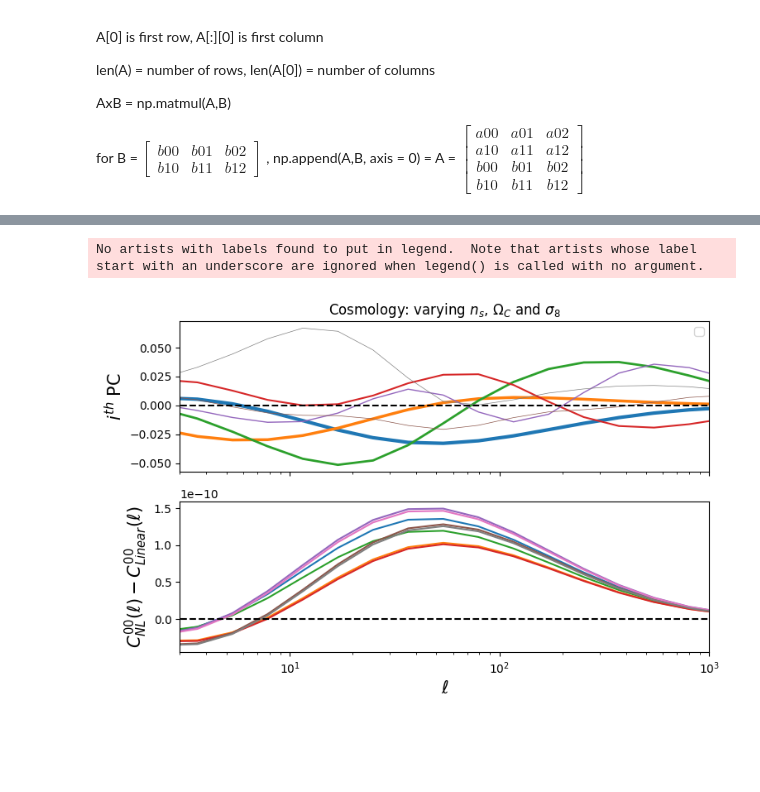
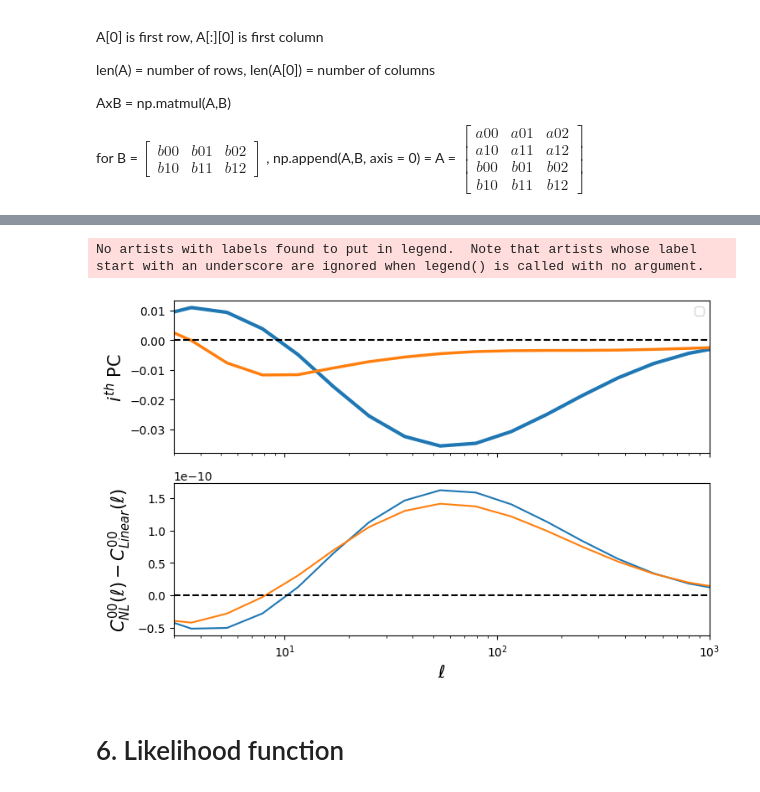
Before and after one commit to CarolaZano/PCA_project, a Jupyter notebook: Likelihood_funct.ipynb, the cells around one changed output, grey strips where cells are left out. Drawn from its saved outputs; the diff is of its cells as text; code cells hidden in the pictures; blank space fills up the shorter version.

Commit message:
started creating infrastructure for likelihood calculation

```diff
--- a/Likelihood_funct.ipynb
+++ b/Likelihood_funct.ipynb
@@ -287,12 +867,10 @@ del mockdata
 # %%
 """Package quanitites to imput into likelihood function"""
-P_k_sim_mock = [pk_lin, pk_nl, k_traindata, a_traindata]
-C_ell_data_mock = [D_mockdata, ell_mockdata, z, Binned_distribution]
 
 """Define MCMC step"""
 cosmo_MCMC = ccl.Cosmology(Omega_c = 0.25,
                       Omega_b = 0.05,
                       h = 0.7,
                       n_s = 0.95,
-                      sigma8 = 0.8,
-                      matter_power_spectrum='linear')
+                      A_s =2.01e-9)
+MGParams = [0.2,1.0,1.0]
@@ -464,5 +911,40 @@ def findPCA(M_data, B_data):
 # %%
 #TEST: Write out the difference matrix
+
+"""MG"""
+# find C_ell for non-linear matter power spectrum
+data1 = Cell(ell_min_mockdata, ell_max_mockdata, ell_bin_num_mockdata, \
+                cosmo_MCMC, z , Binned_distribution, P_k_NL_nDGP, MGParams)
+
+ell = data1[0]
+B1 = data1[1]
+B1 = (np.array(B1)).flatten()
+
+data1_lin = Cell(ell_min_mockdata, ell_max_mockdata, ell_bin_num_mockdata, \
+                cosmo_MCMC, z , Binned_distribution, P_k_nDGP_lin, MGParams)
+
+M1 = data1_lin[1]
+M1 = (np.array(M1)).flatten()
+
+
+"""GR"""
+# find C_ell for non-linear matter power spectrum
+data2 = Cell_GR(ell_min_mockdata, ell_max_mockdata, ell_bin_num_mockdata, \
+                cosmo_MCMC, z , Binned_distribution, "non-linear", MGParams)
+
+B2 = data2[1]
+B2 = (np.array(B2)).flatten()
+
+data2_lin = Cell_GR(ell_min_mockdata, ell_max_mockdata, ell_bin_num_mockdata, \
+                cosmo_MCMC, z , Binned_distribution, "linear", MGParams)
+
+M2 = data2_lin[1]
+M2 = (np.array(M2)).flatten()
+
+del data1, data1_lin, data2, data2_lin
+
+B_data =np.array([B1,B2])
+M_data =np.array([M1,M2])
 Delta = (B_data - M_data)
 
 print("Size of difference matrix Delta = ", Delta.shape)
@@ -572,7 +1060,7 @@ full eigenvalues =  [1.09235673e-08 1.25855544e-09 8.07595393e-11 8.85851913e-12
 
 f, (ax1, ax2) = plt.subplots(2, sharex=True, sharey=False,figsize=(8, 5))
 
-for i in range(8):
+for i in range(2):
     #ax1.plot(ell[0:ell_bin_num], Umanual[i][0:ell_bin_num], color = "b", label = "Manual method")
     ax1.plot(ell[0:ell_bin_number], -Usvd[i][0: ell_bin_number], linewidth=3 - 0.5*i)
     #ax1.plot(ell[0:ell_bin_num], Usklearn[i,0:ell_bin_num], label = "sklearn method", color = "y")
@@ -585,32 +1073,33 @@ ax1.plot(ell[0:ell_bin_number], np.zeros(len(ell[0:ell_bin_number])), "k--")
 ax1.legend()
 
 #line1.remove()
 #line2.remove()
 
 ax1.set_ylabel(r'$i^{th}$ PC', size = 15)
-ax1.set_title("Cosmology: varying $n_s$, $\Omega_C$ and $\sigma_8$")
 plt.xscale("log")
 
 
 #plt.ylim(0,0.5)
 for i in range(len(B_data)):
     ax2.plot(ell[0:ell_bin_number],Delta[i][0:ell_bin_number])
 ax2.plot(ell[0:ell_bin_number], np.zeros(len(ell[0:ell_bin_number])), "k--")
 
 ax2.set_ylabel(r'$C^{00}_{NL}(\ell) - C^{00}_{Linear}(\ell)$', size = 15)
 ax2.set_xlabel(r'$\ell$', size = 15)
 
 plt.subplots_adjust(left=0.1,
                     bottom=0.1,
                     right=0.9,
                     top=0.9,
                     wspace=0.2,
                     hspace=0.2)
 ax1.set_xlim(3,1e3)
 
 
 #plt.savefig('PCcompare.pdf' , bbox_inches='tight')
 plt.show()
 # %% [output]
 No artists with labels found to put in legend.  Note that artists whose label start with an underscore are ignored when legend() is called with no argument.
-[figure, old version]
+[figure, new version]
+# %% [markdown]
+# 6. Likelihood function
```
Also changed, not shown: parts of 52 cells of this notebook, 2 other files.
